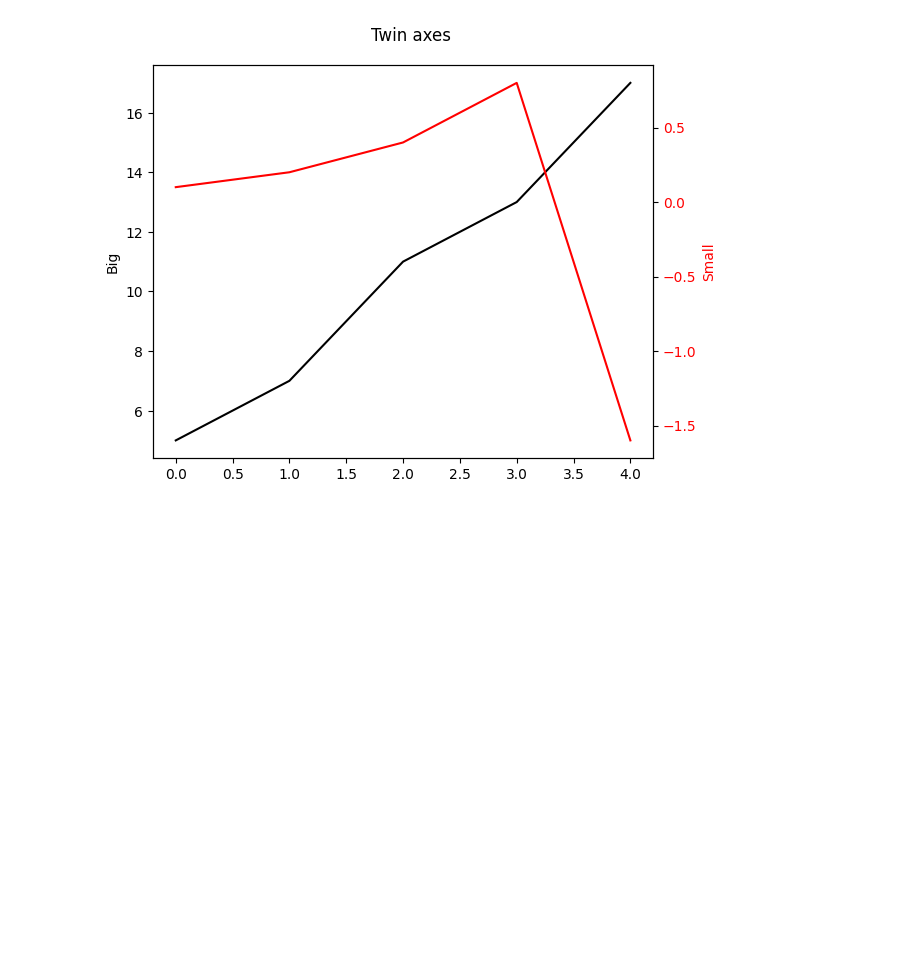
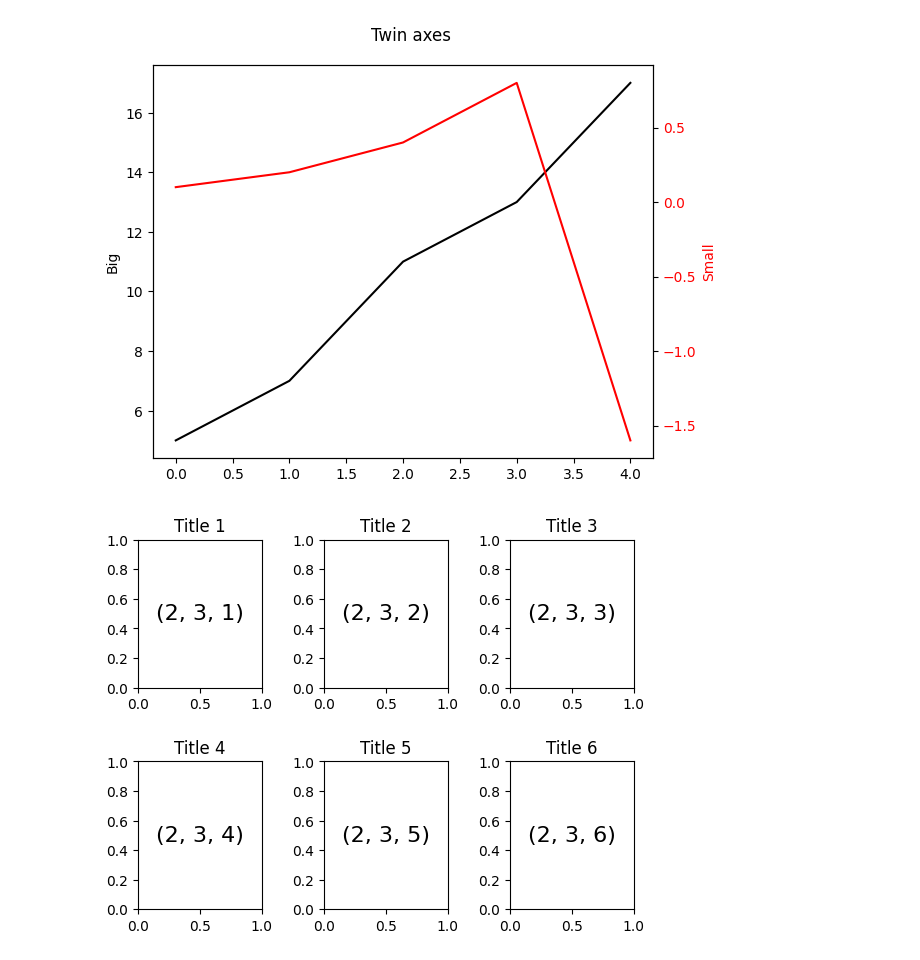
Before and after one commit to Rabinnnn/Visualizations, a Jupyter notebook: visualizations.ipynb, the cells around one changed output. Cells and saved outputs as stored; diff of their text form; code cells hidden in the pictures; blank space fills up the shorter version.

Commit message:
feat: create subplots

```diff
--- a/visualizations.ipynb
+++ b/visualizations.ipynb
@@ -85,3 +82,43 @@ fig.tight_layout()
 plt.show()
 # %% [output]
 [figure]
+# %%
+import matplotlib.pyplot as plt
+
+# 1. Define the desired Y-axis tick locations (0.00 to 1.00, stepping by 0.25)
+y_tick_locations = [0.0, 0.25, 0.5, 0.75, 1.0]
+
+# 1. Create the figure
+plt.figure()
+
+# 2. Adjust spacing between subplots
+# This must be called *before* plt.show()
+plt.subplots_adjust(hspace=0.5, wspace=0.5)
+
+# 3. Loop to create and configure 6 subplots
+for i in range(1, 7):
+    # Create the i-th subplot in a 2-row, 3-column grid
+    # plt.subplot(nrows, ncols, index)
+    plt.subplot(2, 3, i)
+
+    # Set the title: "Title i"
+    plt.title(f"Title {i}")
+
+    # Prepare the text string for the plot content
+    text_content = f"(2, 3, {i})"
+
+    # Add centered text at coordinates (0.5, 0.5)
+    # The 'ha' (horizontal alignment) and 'va' (vertical alignment)
+    # parameters ensure the text is centered on the point (0.5, 0.5).
+    plt.text(
+        0.5, 0.5,
+        text_content,
+        fontsize=16,
+        ha='center',
+        va='center'
+    )
+
+# 4. Display the figure with all subplots
+plt.show()
+# %% [output]
+[figure, added]
```
Also changed, not shown: parts of 2 cells of this notebook.
